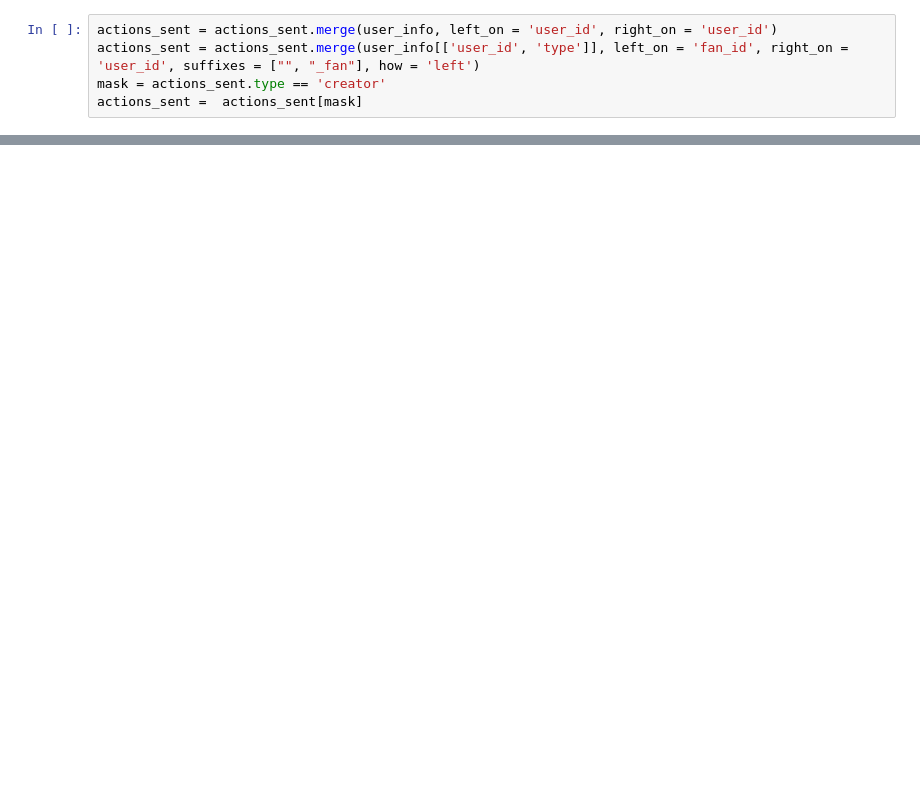
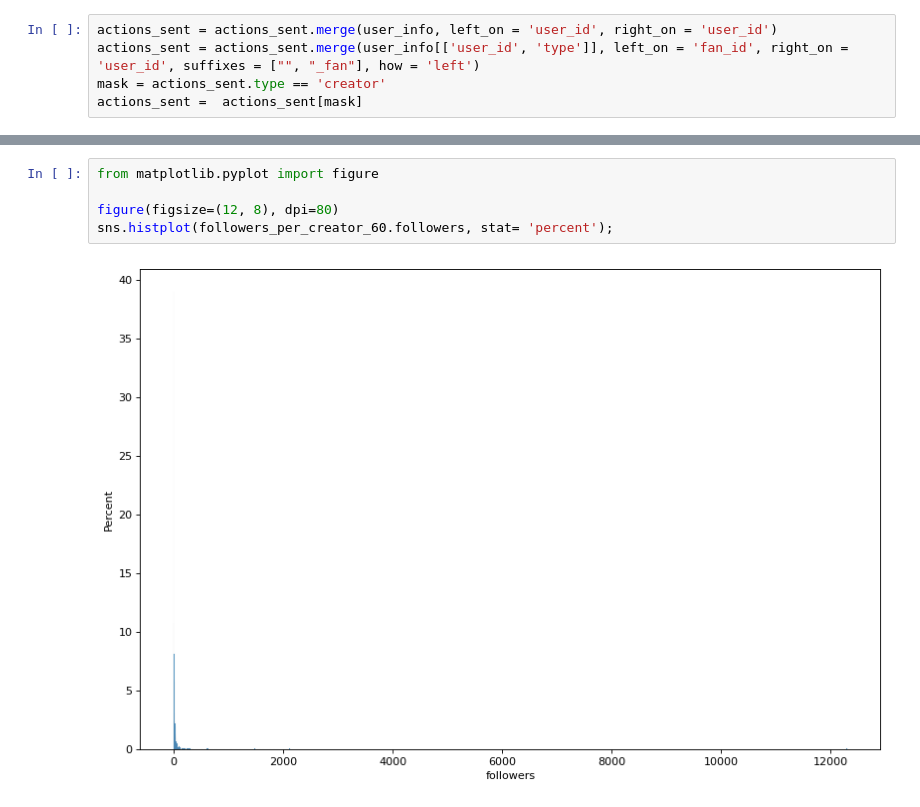
Before and after one commit to caiostat/seeding-bandits, a Jupyter notebook: notebooks/Desc table.ipynb, the cells around one changed output, grey strips where cells are left out. Drawn from its saved outputs; the diff is of its cells as text; blank space fills up the shorter version.

```diff
--- a/notebooks/Desc table.ipynb
+++ b/notebooks/Desc table.ipynb
@@ -178,0 +262,7 @@ tracks_first_month.user_id.nunique()
+# %%
+from matplotlib.pyplot import figure
+
+figure(figsize=(12, 8), dpi=80)
+sns.histplot(followers_per_creator_60.followers, stat= 'percent');
+# %% [output]
+[figure, added]
```
Also changed, not shown: parts of 30 cells of this notebook, 2 other files.
